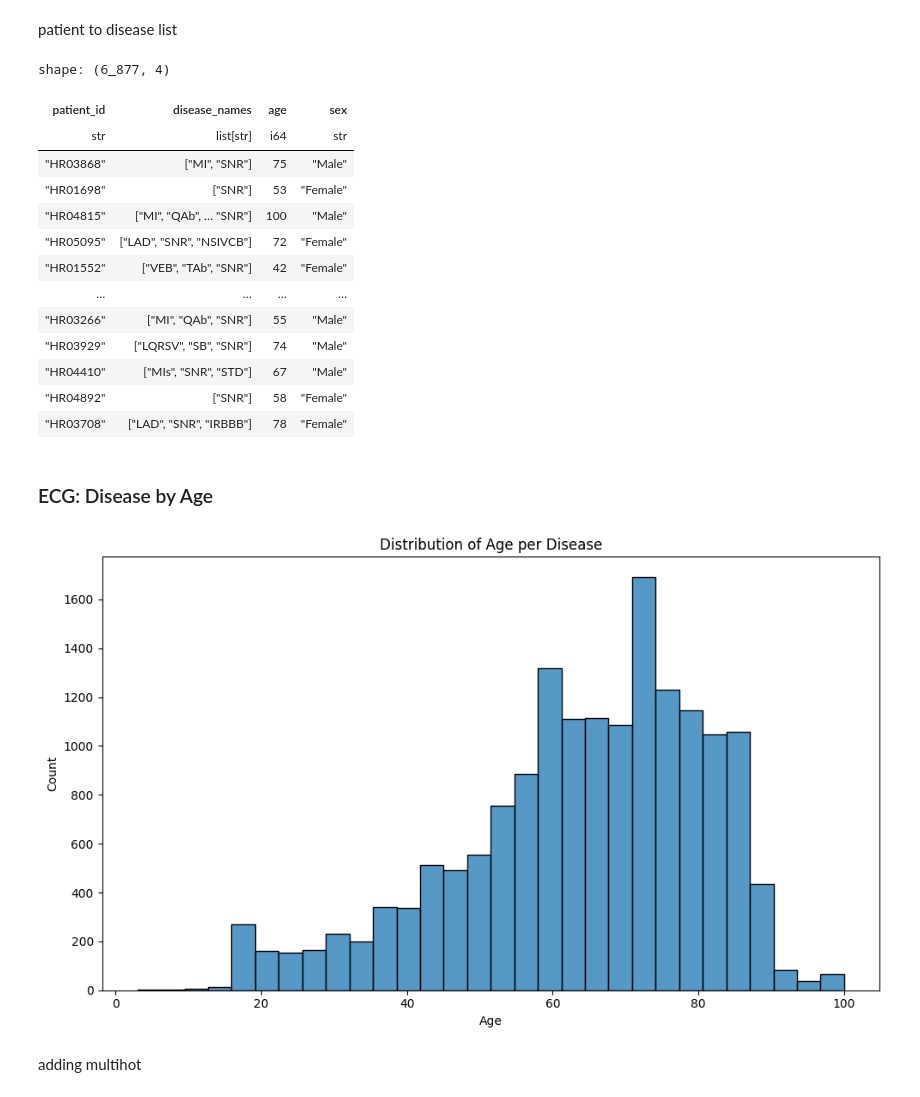
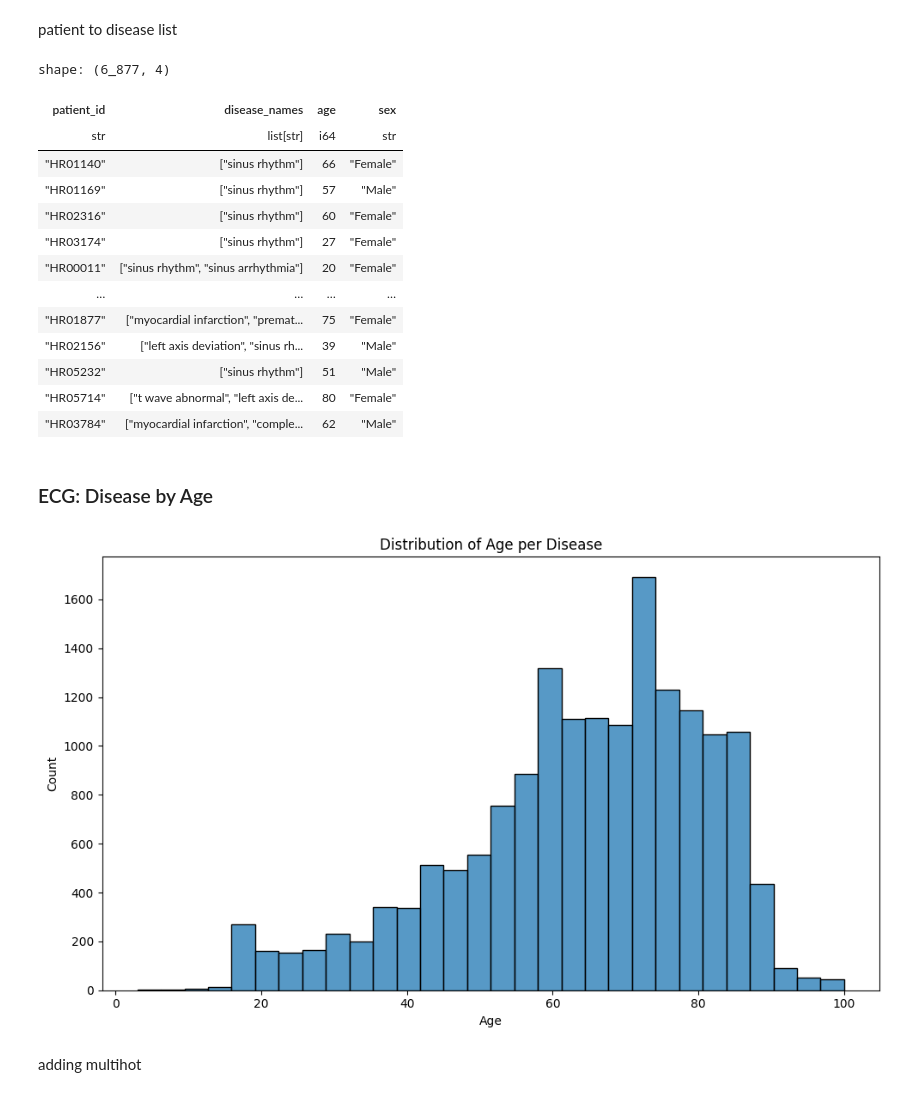
Before and after one commit to bungerz/firstDataAnalysis, a Jupyter notebook: Hackathon_AI_Health.ipynb, the cells around one changed output. Cells and saved outputs as stored; diff of their text form; code cells hidden in the pictures.

```diff
--- a/Hackathon_AI_Health.ipynb
+++ b/Hackathon_AI_Health.ipynb
@@ -274,45 +284,45 @@ def assign_random_age(age):
     if age >= 300:
         # Generate a random value between 89 and 100 using an exponential distribution
         random_age = np.random.exponential(scale=5) + 89
         # Ensure that the random age is in the desired range
         return min(max(int(random_age), 89), 100)
     return age
 
 # Step 1: Split the 'dx' column in `ecg_ref` into lists of codes
 ecg_ref_split = ecg_ref.with_columns(
     pl.col("dx").str.split(",").alias("dx_split")
 )
 
 # Step 2: Explode the list of disease codes into separate rows
 ecg_ref_exploded = ecg_ref_split.explode("dx_split")
 
 # Step 3: Perform a left join to map the disease codes to disease names
 joined_df = ecg_ref_exploded.join(ecg_snomed, left_on="dx_split", right_on="SNOMED CT Code", how="left")
 
 # Step 4: Group back by 'patient_id' to get the disease names for each patient
 final_df = joined_df.group_by("patient_id").agg(
-    pl.col("Abbreviation").alias("disease_names"),
+    pl.col("Dx").alias("disease_names"),
     pl.col("age").first(),
     pl.col("sex").first(),
 ).with_columns(
     pl.col("age").map_elements(assign_random_age).alias("age")
 )
 final_df
 # %% [output]
 shape: (6_877, 4)
 | patient_id | disease_names | age | sex |
 | str | list[str] | i64 | str |
-| "HR03868" | ["MI", "SNR"] | 75 | "Male" |
-| "HR01698" | ["SNR"] | 53 | "Female" |
-| "HR04815" | ["MI", "QAb", … "SNR"] | 100 | "Male" |
-| "HR05095" | ["LAD", "SNR", "NSIVCB"] | 72 | "Female" |
-| "HR01552" | ["VEB", "TAb", "SNR"] | 42 | "Female" |
+| "HR01140" | ["sinus rhythm"] | 66 | "Female" |
+| "HR01169" | ["sinus rhythm"] | 57 | "Male" |
+| "HR02316" | ["sinus rhythm"] | 60 | "Female" |
+| "HR03174" | ["sinus rhythm"] | 27 | "Female" |
+| "HR00011" | ["sinus rhythm", "sinus arrhythmia"] | 20 | "Female" |
 | … | … | … | … |
-| "HR03266" | ["MI", "QAb", "SNR"] | 55 | "Male" |
-| "HR03929" | ["LQRSV", "SB", "SNR"] | 74 | "Male" |
-| "HR04410" | ["MIs", "SNR", "STD"] | 67 | "Male" |
-| "HR04892" | ["SNR"] | 58 | "Female" |
-| "HR03708" | ["LAD", "SNR", "IRBBB"] | 78 | "Female" |
+| "HR01877" | ["myocardial infarction", "premat... | 75 | "Female" |
+| "HR02156" | ["left axis deviation", "sinus rh... | 39 | "Male" |
+| "HR05232" | ["sinus rhythm"] | 51 | "Male" |
+| "HR05714" | ["t wave abnormal", "left axis de... | 80 | "Female" |
+| "HR03784" | ["myocardial infarction", "comple... | 62 | "Male" |
 # %% [markdown]
 ### ECG: Disease by Age
 # %%
@@ -327,7 +337,7 @@ df_exploded = df_exploded.reset_index(drop=True)
 plt.figure(figsize=(10, 6))
 
 # Plot histograms for Age per disease
-sns.histplot(data=df_exploded, x="age", multiple="stack", palette='Set2', bins=30)
+sns.histplot(data=df_exploded, x="age", multiple="stack", palette='Set2', bins=30) #hue="disease_names"
 
 # Set the plot title and labels
 plt.title('Distribution of Age per Disease')
@@ -338,7 +348,7 @@ plt.ylabel('Count')
 plt.tight_layout()
 plt.show()
 # %% [output]
-[figure, old version]
+[figure, new version]
 # %% [markdown]
 adding multihot
 # %%
```
Also changed, not shown: parts of 7 cells of this notebook.
